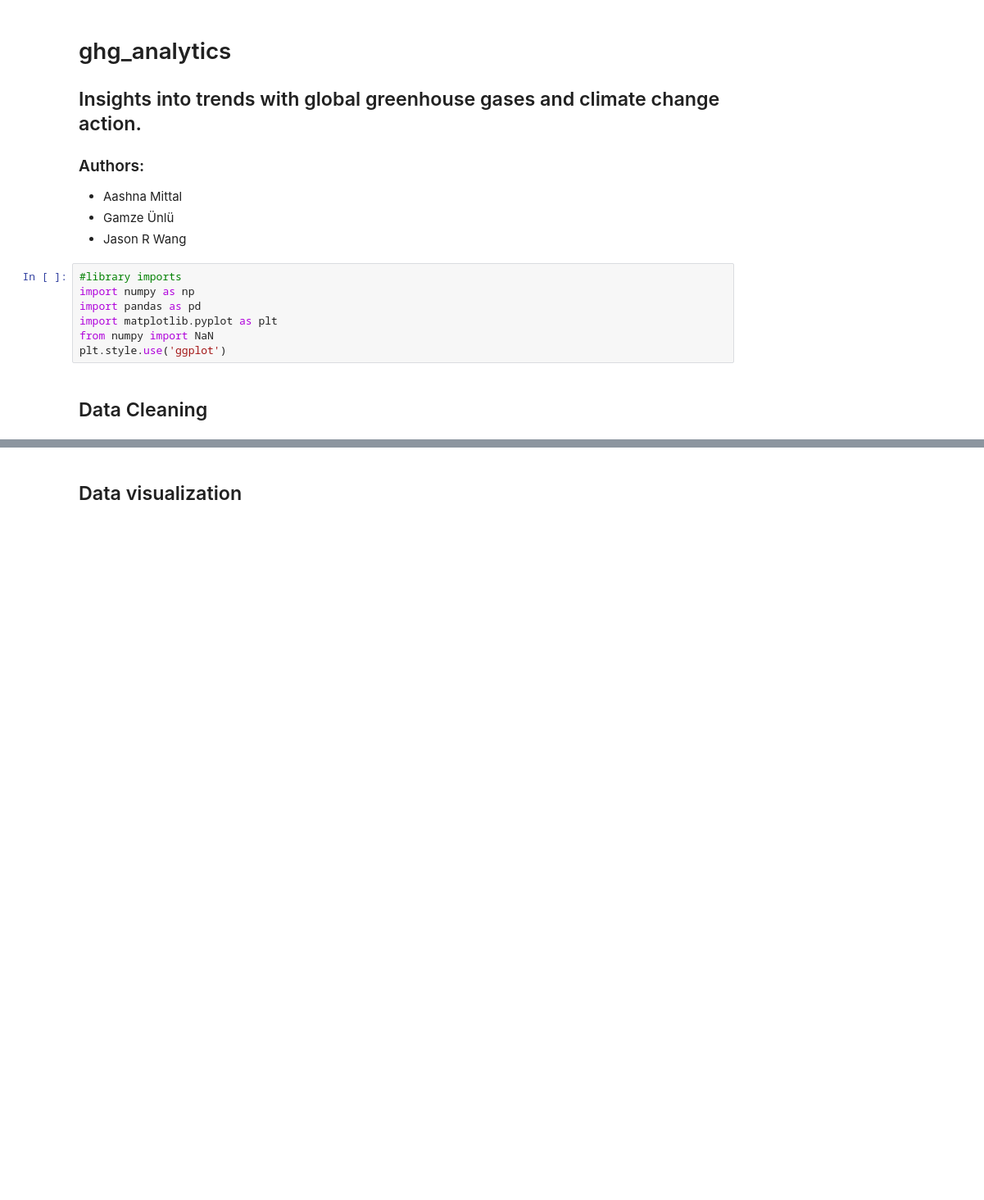
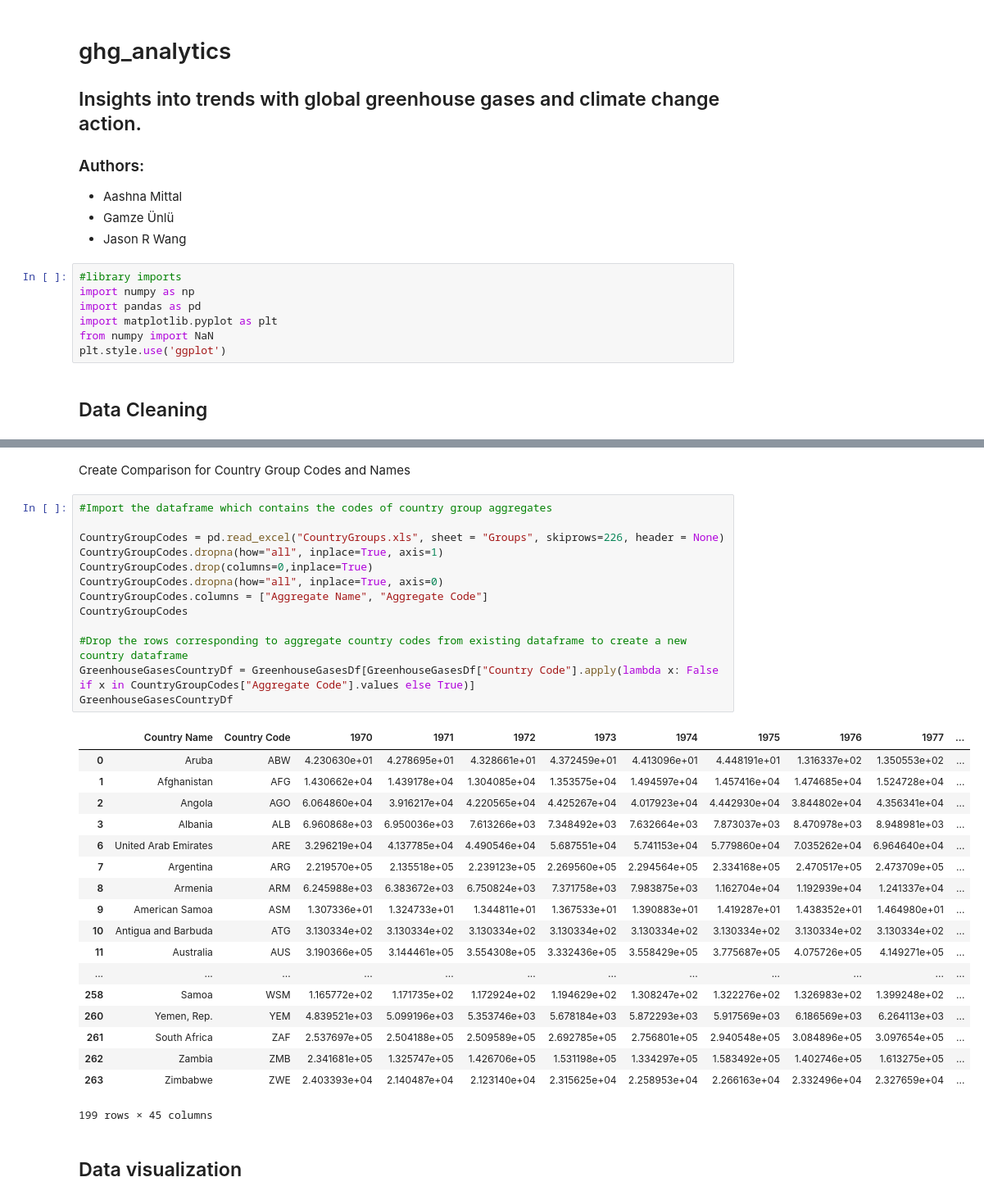
Before and after one commit to jasonrwang/ghg_analytics, a Jupyter notebook: ghg_analytics.ipynb, the cells around one changed output, grey strips where cells are left out. Shown at 82% size. Cells and saved outputs as stored; diff of their text form; blank space fills up the shorter version.

```diff
--- a/ghg_analytics.ipynb
+++ b/ghg_analytics.ipynb
@@ -54,6 +54,40 @@ GreenhouseGasesDf
 | 262 | Zambia | ZMB | 2.341681e+05 | 1.325747e+05 | 1.426706e+05 | 1.531198e+05 | 1.334297e+05 | 1.583492e+05 | 1.402746e+05 | 1.613275e+05 | ... |
 | 263 | Zimbabwe | ZWE | 2.403393e+04 | 2.140487e+04 | 2.123140e+04 | 2.315625e+04 | 2.258953e+04 | 2.266163e+04 | 2.332496e+04 | 2.327659e+04 | ... |
 245 rows × 45 columns
+# %% [markdown]
+Create Comparison for Country Group Codes and Names
+# %%
+#Import the dataframe which contains the codes of country group aggregates
+
+CountryGroupCodes = pd.read_excel("CountryGroups.xls", sheet = "Groups", skiprows=226, header = None)
+CountryGroupCodes.dropna(how="all", inplace=True, axis=1)
+CountryGroupCodes.drop(columns=0,inplace=True)
+CountryGroupCodes.dropna(how="all", inplace=True, axis=0)
+CountryGroupCodes.columns = ["Aggregate Name", "Aggregate Code"]
+CountryGroupCodes
+
+#Drop the rows corresponding to aggregate country codes from existing dataframe to create a new country dataframe
+GreenhouseGasesCountryDf = GreenhouseGasesDf[GreenhouseGasesDf["Country Code"].apply(lambda x: False if x in CountryGroupCodes["Aggregate Code"].values else True)]
+GreenhouseGasesCountryDf
+# %% [output]
+|  | Country Name | Country Code | 1970 | 1971 | 1972 | 1973 | 1974 | 1975 | 1976 | 1977 | ... |
+| 0 | Aruba | ABW | 4.230630e+01 | 4.278695e+01 | 4.328661e+01 | 4.372459e+01 | 4.413096e+01 | 4.448191e+01 | 1.316337e+02 | 1.350553e+02 | ... |
+| 1 | Afghanistan | AFG | 1.430662e+04 | 1.439178e+04 | 1.304085e+04 | 1.353575e+04 | 1.494597e+04 | 1.457416e+04 | 1.474685e+04 | 1.524728e+04 | ... |
+| 2 | Angola | AGO | 6.064860e+04 | 3.916217e+04 | 4.220565e+04 | 4.425267e+04 | 4.017923e+04 | 4.442930e+04 | 3.844802e+04 | 4.356341e+04 | ... |
+| 3 | Albania | ALB | 6.960868e+03 | 6.950036e+03 | 7.613266e+03 | 7.348492e+03 | 7.632664e+03 | 7.873037e+03 | 8.470978e+03 | 8.948981e+03 | ... |
+| 6 | United Arab Emirates | ARE | 3.296219e+04 | 4.137785e+04 | 4.490546e+04 | 5.687551e+04 | 5.741153e+04 | 5.779860e+04 | 7.035262e+04 | 6.964640e+04 | ... |
+| 7 | Argentina | ARG | 2.219570e+05 | 2.135518e+05 | 2.239123e+05 | 2.269560e+05 | 2.294564e+05 | 2.334168e+05 | 2.470517e+05 | 2.473709e+05 | ... |
+| 8 | Armenia | ARM | 6.245988e+03 | 6.383672e+03 | 6.750824e+03 | 7.371758e+03 | 7.983875e+03 | 1.162704e+04 | 1.192939e+04 | 1.241337e+04 | ... |
+| 9 | American Samoa | ASM | 1.307336e+01 | 1.324733e+01 | 1.344811e+01 | 1.367533e+01 | 1.390883e+01 | 1.419287e+01 | 1.438352e+01 | 1.464980e+01 | ... |
+| 10 | Antigua and Barbuda | ATG | 3.130334e+02 | 3.130334e+02 | 3.130334e+02 | 3.130334e+02 | 3.130334e+02 | 3.130334e+02 | 3.130334e+02 | 3.130334e+02 | ... |
+| 11 | Australia | AUS | 3.190366e+05 | 3.144461e+05 | 3.554308e+05 | 3.332436e+05 | 3.558429e+05 | 3.775687e+05 | 4.075726e+05 | 4.149271e+05 | ... |
+| ... | ... | ... | ... | ... | ... | ... | ... | ... | ... | ... | ... |
+| 258 | Samoa | WSM | 1.165772e+02 | 1.171735e+02 | 1.172924e+02 | 1.194629e+02 | 1.308247e+02 | 1.322276e+02 | 1.326983e+02 | 1.399248e+02 | ... |
+| 260 | Yemen, Rep. | YEM | 4.839521e+03 | 5.099196e+03 | 5.353746e+03 | 5.678184e+03 | 5.872293e+03 | 5.917569e+03 | 6.186569e+03 | 6.264113e+03 | ... |
+| 261 | South Africa | ZAF | 2.537697e+05 | 2.504188e+05 | 2.509589e+05 | 2.692785e+05 | 2.756801e+05 | 2.940548e+05 | 3.084896e+05 | 3.097654e+05 | ... |
+| 262 | Zambia | ZMB | 2.341681e+05 | 1.325747e+05 | 1.426706e+05 | 1.531198e+05 | 1.334297e+05 | 1.583492e+05 | 1.402746e+05 | 1.613275e+05 | ... |
+| 263 | Zimbabwe | ZWE | 2.403393e+04 | 2.140487e+04 | 2.123140e+04 | 2.315625e+04 | 2.258953e+04 | 2.266163e+04 | 2.332496e+04 | 2.327659e+04 | ... |
+199 rows × 45 columns
 # %% [markdown]
 ## Data visualization
 # %%
```
Also changed, not shown: parts of 16 cells of this notebook.
